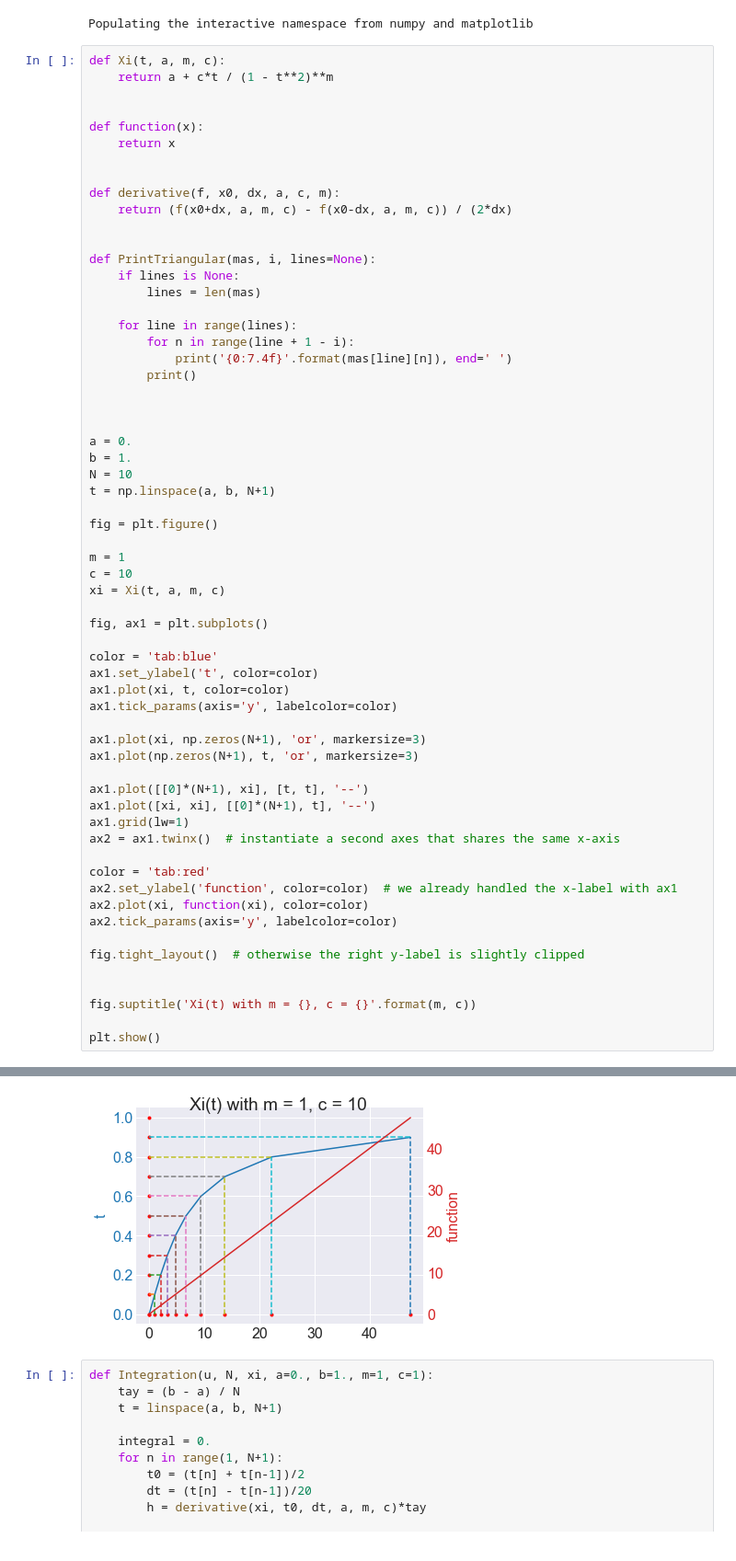
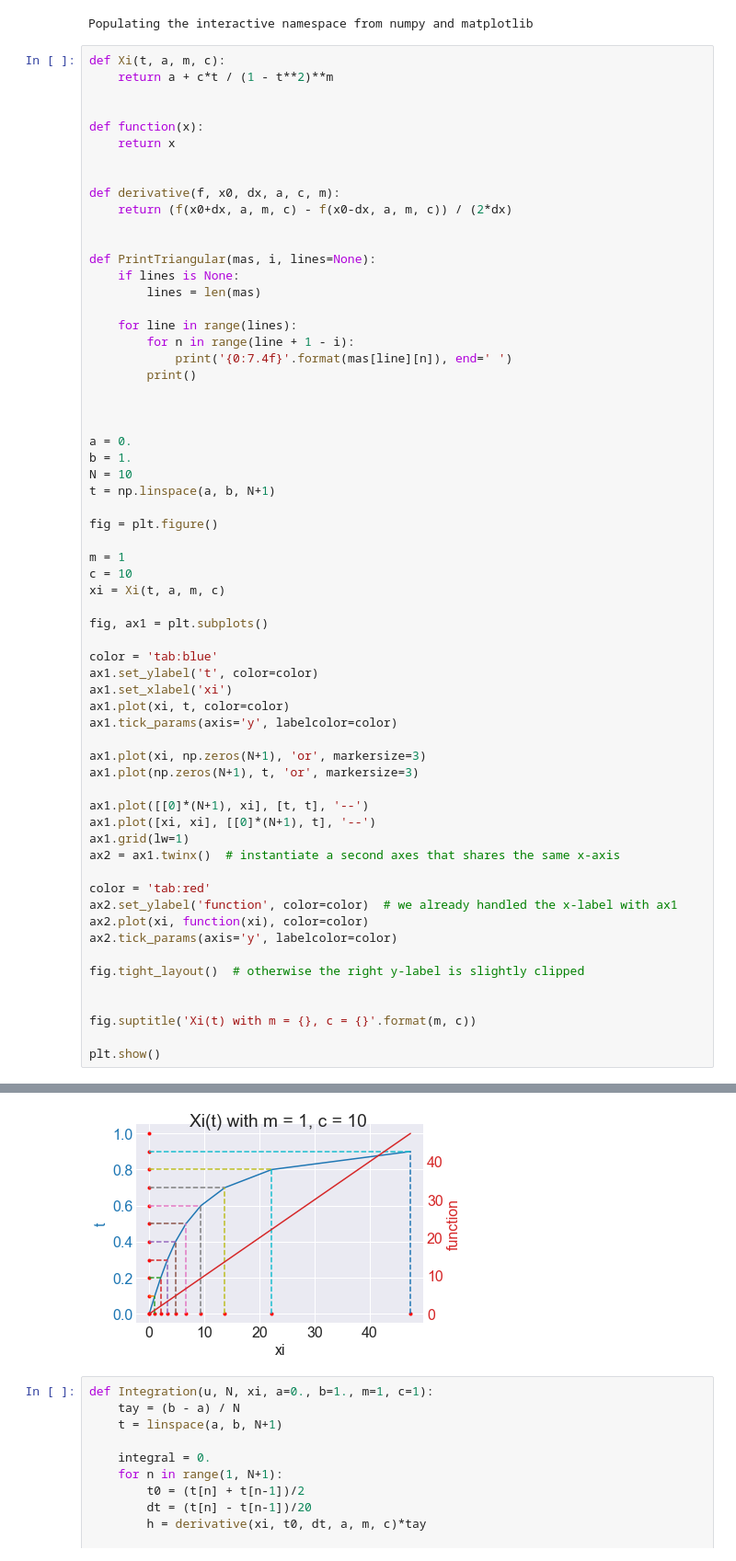
Before and after one commit to andrew3203/NumericalMethods, a Jupyter notebook: ImproperIntegrals.ipynb, the cells around one changed output, grey strips where cells are left out. Shown at 92% size. Drawn from its saved outputs; the diff is of its cells as text.

```diff
--- a/ImproperIntegrals.ipynb
+++ b/ImproperIntegrals.ipynb
@@ -46,34 +46,35 @@ c = 10
 xi = Xi(t, a, m, c)
 
 fig, ax1 = plt.subplots()
 
 color = 'tab:blue'
 ax1.set_ylabel('t', color=color)
+ax1.set_xlabel('xi')
 ax1.plot(xi, t, color=color)
 ax1.tick_params(axis='y', labelcolor=color)
 
 ax1.plot(xi, np.zeros(N+1), 'or', markersize=3)
 ax1.plot(np.zeros(N+1), t, 'or', markersize=3)
 
 ax1.plot([[0]*(N+1), xi], [t, t], '--')
 ax1.plot([xi, xi], [[0]*(N+1), t], '--')
 ax1.grid(lw=1)
 ax2 = ax1.twinx()  # instantiate a second axes that shares the same x-axis
 
 color = 'tab:red'
 ax2.set_ylabel('function', color=color)  # we already handled the x-label with ax1
 ax2.plot(xi, function(xi), color=color)
 ax2.tick_params(axis='y', labelcolor=color)
 
 fig.tight_layout()  # otherwise the right y-label is slightly clipped
 
 
 fig.suptitle('Xi(t) with m = {}, c = {}'.format(m, c))
 
 plt.show()
 # %% [output]
 <Figure size 432x288 with 0 Axes>
-[figure, old version]
+[figure, new version]
 # %%
 def Integration(u, N, xi, a=0., b=1., m=1, c=1):
     tay = (b - a) / N
```
Also changed, not shown: parts of 1 cell of this notebook.
